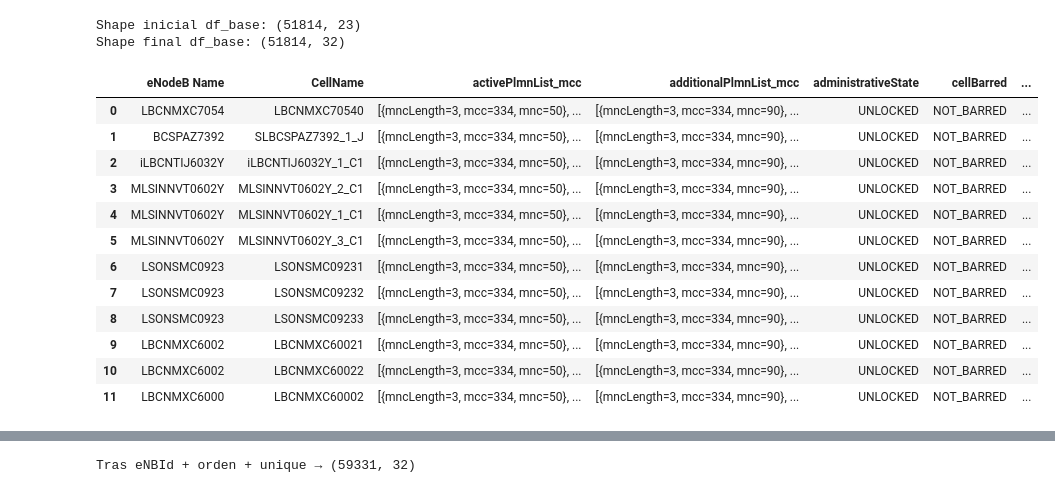
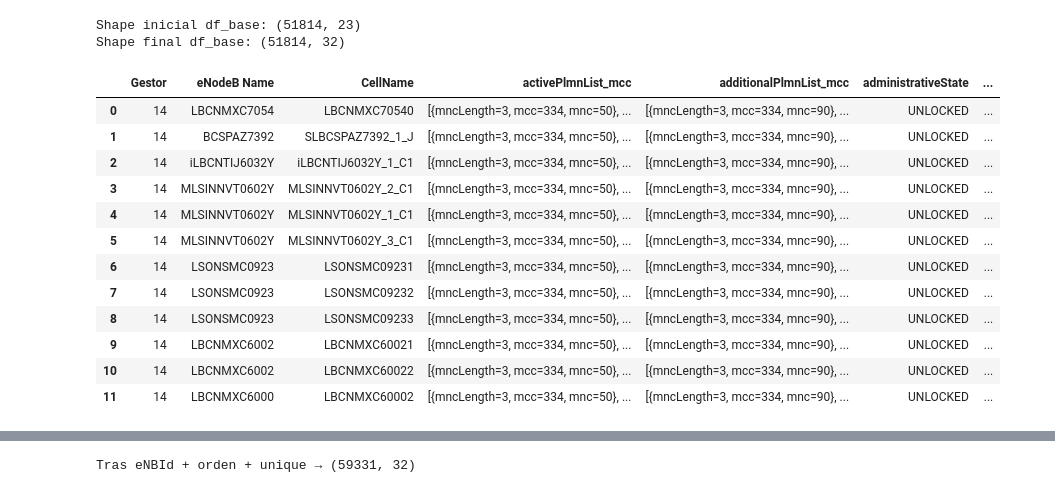
Before and after one commit to chava28pvp/lstcellran, a Jupyter notebook: df_processing_Ericsson4G.ipynb, the cells around one changed output, grey strips where cells are left out. Saved outputs shown, nothing was run; the diff lists cells and outputs as text; code cells hidden in the pictures.

```diff
--- a/df_processing_Ericsson4G.ipynb
+++ b/df_processing_Ericsson4G.ipynb
@@ -16,15 +16,17 @@ BASE_DIR = Path(r"C:\Users\SCaracoza\Documents\AT&T\LST Cell Ran\Ericsson\4G")
 DEFAULT_IGNORE = ["SubNetwork,", "instance(s)", "NodeId"]
 # Lista de 31 encabezados, en el orden en que los quieres (eNBId queda en W si mantienes este orden)
 HEADERS = [
-     "eNodeB Name","CellName","activePlmnList_mcc","additionalPlmnList_mcc",
+     "Gestor","eNodeB Name","CellName","activePlmnList_mcc","additionalPlmnList_mcc",
     "administrativeState","cellBarred","cellId","cellSubscriptionCapacity",
     "channelSelectionSetSize","dlChannelBandwidth","earfcndl","earfcnul",
     "freqBand","noOfPucchCqiUsers","noOfPucchSrUsers","operationalState",
     "physicalLayerCellIdGroup","physicalLayerSubCellId","sectorCarrierRef",
     "tac","timeOfLastModification","ulChannelBandwidth",
     "eNBId","eNodeB Name Unique","LAT","LON","PCI","AT&T_Site_Name",
-    "MOCN Activo por Celda","Al menos una celda de MOCN encendida","MME TEF", "Gestor"
+    "MOCN Activo por Celda","Al menos una celda de MOCN encendida","MME TEF"
 ]
+
+HEADERS_NO_GESTOR = [c for c in HEADERS if c != "Gestor"]
 # %%
 def _filtered_lines(path, ignorelines):
     """Genera las líneas útiles (no vacías y sin patrones a ignorar)."""
@@ -113,67 +115,66 @@ Shape nuevo: (51814, 23)
 | 8 | LSONSMC0923 | LSONSMC09233 | [{mncLength=3, mcc=334, mnc=50}, ... | [{mncLength=3, mcc=334, mnc=90}, ... | UNLOCKED | NOT_BARRED | 3 | 72 | 2 | 20000 | 2250 | ... |
 | 9 | LBCNMXC6002 | LBCNMXC60021 | [{mncLength=3, mcc=334, mnc=50}, ... | [{mncLength=3, mcc=334, mnc=90}, ... | UNLOCKED | NOT_BARRED | 1 | 72 | 2 | 20000 | 2250 | ... |
 # %%
-# Partimos del DF reacomodado SIN headers (numéricos 0..N-1).
-# Por ejemplo, si antes hiciste algo como:
-# eu_df = read_pattern_to_df("EUtranCellFDD")    # integra y limpia TXT → DF en memoria
-# eu_df_mod = eu_df.drop(eu_df.columns[1], axis=1)  # "eliminar columna B" (índice 1)
-
-df_base = eu_df_mod.copy()   # este DF equivale al "Modified_workfile.xlsx" sin headers
-
+df_base = eu_df_mod.copy()
 print("Shape inicial df_base:", df_base.shape)
 
-# 1) Hasta dónde llega el bloque base del TXT (incluye 'ulChannelBandwidth')
+# Tomar Gestor del sufijo (última col) y quitarla para renombrar por posición
+gestor_suffix = df_base.iloc[:, -1].astype("string").str.strip()
+gestor_suffix = gestor_suffix.mask(gestor_suffix.eq(""), pd.NA)
+df_base = df_base.iloc[:, :-1]
+
+# ¿Hasta dónde llega el bloque base? (sin Gestor)
 BASE_LAST = "ulChannelBandwidth"
-base_len = HEADERS.index(BASE_LAST) + 1   # columnas base A..(ulChannelBandwidth)
-n_cols = df_base.shape[1]
+if BASE_LAST not in HEADERS_NO_GESTOR:
+    raise ValueError(f"'{BASE_LAST}' no está en HEADERS_NO_GESTOR")
 
-# 2) Si hay una columna extra inmediatamente después del bloque base, interprétala como 'Gestor'
-import pandas as pd
-gestor_series = pd.Series(pd.NA, index=df_base.index)
+base_len = HEADERS_NO_GESTOR.index(BASE_LAST) + 1
+n_cols   = df_base.shape[1]
+
+# Posible Gestor inline: columna inmediatamente después del bloque base
+gestor_inline = pd.Series(pd.NA, index=df_base.index, dtype="string")
 if n_cols >= base_len + 1:
-    gestor_series = df_base.iloc[:, base_len]
+    gestor_inline = df_base.iloc[:, base_len].astype("string").str.strip()
+    gestor_inline = gestor_inline.mask(gestor_inline.eq(""), pd.NA)
     df_base.drop(df_base.columns[base_len], axis=1, inplace=True)
     n_cols -= 1
 
-# 3) Asignar nombres SIN incluir 'Gestor' todavía. Rellena faltantes si hiciera falta.
-expected_without_gestor = len(HEADERS) - 1  # todo excepto 'Gestor'
-if n_cols < expected_without_gestor:
-    for i in range(expected_without_gestor - n_cols):
-        df_base[f"__tmp_empty_{i}"] = pd.NA
-    n_cols = expected_without_gestor
+# Coalesce de Gestor (inline tiene prioridad sobre sufijo)
+gestor_final = gestor_inline.fillna(gestor_suffix)
 
-# Corta/exacta y nombra SIN 'Gestor'
-df_base = df_base.iloc[:, :expected_without_gestor]
-df_base.columns = HEADERS[:-1]  # todos menos 'Gestor'
+# Asegurar ancho exacto SIN Gestor (rellena/corta)
+expected_wo_gestor = len(HEADERS_NO_GESTOR)
+if df_base.shape[1] < expected_wo_gestor:
+    add = pd.DataFrame(pd.NA, index=df_base.index, columns=range(df_base.shape[1], expected_wo_gestor))
+    df_base = pd.concat([df_base, add], axis=1)
+elif df_base.shape[1] > expected_wo_gestor:
+    df_base = df_base.iloc[:, :expected_wo_gestor]
 
-# 4) Inserta 'Gestor' con lo extraído (o NA si no hubo)
-df_base["Gestor"] = gestor_series
+# Nombrar por posición (todos menos Gestor)
+df_base.columns = HEADERS_NO_GESTOR
 
-# 5) Reordena a HEADERS finales por seguridad
+# Insertar Gestor al INICIO via reindex exacto
+df_base["Gestor"] = gestor_final
 df_base = df_base.reindex(columns=HEADERS)
 
-# === Vista de verificación ===
 print("Shape final df_base:", df_base.shape)
-pd.set_option("display.max_columns", None)  # opcional: para ver todas las columnas
-display(df_base.head(12))                   # muestra 12 filas de ejemplo
-# O, si prefieres ver columnas verticales:
-# display(df_base.head(5).T)
+display(df_base.head(12))
 # %% [output]
 Shape inicial df_base: (51814, 23)
 Shape final df_base: (51814, 32)
-|  | eNodeB Name | CellName | activePlmnList_mcc | additionalPlmnList_mcc | administrativeState | cellBarred | ... |
-| 0 | LBCNMXC7054 | LBCNMXC70540 | [{mncLength=3, mcc=334, mnc=50}, ... | [{mncLength=3, mcc=334, mnc=90}, ... | UNLOCKED | NOT_BARRED | ... |
-| 1 | BCSPAZ7392 | SLBCSPAZ7392_1_J | [{mncLength=3, mcc=334, mnc=50}, ... | [{mncLength=3, mcc=334, mnc=90}, ... | UNLOCKED | NOT_BARRED | ... |
-| 2 | iLBCNTIJ6032Y | iLBCNTIJ6032Y_1_C1 | [{mncLength=3, mcc=334, mnc=50}, ... | [{mncLength=3, mcc=334, mnc=90}, ... | UNLOCKED | NOT_BARRED | ... |
-| 3 | MLSINNVT0602Y | MLSINNVT0602Y_2_C1 | [{mncLength=3, mcc=334, mnc=50}, ... | [{mncLength=3, mcc=334, mnc=90}, ... | UNLOCKED | NOT_BARRED | ... |
-| 4 | MLSINNVT0602Y | MLSINNVT0602Y_1_C1 | [{mncLength=3, mcc=334, mnc=50}, ... | [{mncLength=3, mcc=334, mnc=90}, ... | UNLOCKED | NOT_BARRED | ... |
-| 5 | MLSINNVT0602Y | MLSINNVT0602Y_3_C1 | [{mncLength=3, mcc=334, mnc=50}, ... | [{mncLength=3, mcc=334, mnc=90}, ... | UNLOCKED | NOT_BARRED | ... |
-| 6 | LSONSMC0923 | LSONSMC09231 | [{mncLength=3, mcc=334, mnc=50}, ... | [{mncLength=3, mcc=334, mnc=90}, ... | UNLOCKED | NOT_BARRED | ... |
-| 7 | LSONSMC0923 | LSONSMC09232 | [{mncLength=3, mcc=334, mnc=50}, ... | [{mncLength=3, mcc=334, mnc=90}, ... | UNLOCKED | NOT_BARRED | ... |
-| 8 | LSONSMC0923 | LSONSMC09233 | [{mncLength=3, mcc=334, mnc=50}, ... | [{mncLength=3, mcc=334, mnc=90}, ... | UNLOCKED | NOT_BARRED | ... |
-| 9 | LBCNMXC6002 | LBCNMXC60021 | [{mncLength=3, mcc=334, mnc=50}, ... | [{mncLength=3, mcc=334, mnc=90}, ... | UNLOCKED | NOT_BARRED | ... |
-| 10 | LBCNMXC6002 | LBCNMXC60022 | [{mncLength=3, mcc=334, mnc=50}, ... | [{mncLength=3, mcc=334, mnc=90}, ... | UNLOCKED | NOT_BARRED | ... |
-| 11 | LBCNMXC6000 | LBCNMXC60002 | [{mncLength=3, mcc=334, mnc=50}, ... | [{mncLength=3, mcc=334, mnc=90}, ... | UNLOCKED | NOT_BARRED | ... |
+|  | Gestor | eNodeB Name | CellName | activePlmnList_mcc | additionalPlmnList_mcc | administrativeState | ... |
+| 0 | 14 | LBCNMXC7054 | LBCNMXC70540 | [{mncLength=3, mcc=334, mnc=50}, ... | [{mncLength=3, mcc=334, mnc=90}, ... | UNLOCKED | ... |
+| 1 | 14 | BCSPAZ7392 | SLBCSPAZ7392_1_J | [{mncLength=3, mcc=334, mnc=50}, ... | [{mncLength=3, mcc=334, mnc=90}, ... | UNLOCKED | ... |
+| 2 | 14 | iLBCNTIJ6032Y | iLBCNTIJ6032Y_1_C1 | [{mncLength=3, mcc=334, mnc=50}, ... | [{mncLength=3, mcc=334, mnc=90}, ... | UNLOCKED | ... |
+| 3 | 14 | MLSINNVT0602Y | MLSINNVT0602Y_2_C1 | [{mncLength=3, mcc=334, mnc=50}, ... | [{mncLength=3, mcc=334, mnc=90}, ... | UNLOCKED | ... |
+| 4 | 14 | MLSINNVT0602Y | MLSINNVT0602Y_1_C1 | [{mncLength=3, mcc=334, mnc=50}, ... | [{mncLength=3, mcc=334, mnc=90}, ... | UNLOCKED | ... |
+| 5 | 14 | MLSINNVT0602Y | MLSINNVT0602Y_3_C1 | [{mncLength=3, mcc=334, mnc=50}, ... | [{mncLength=3, mcc=334, mnc=90}, ... | UNLOCKED | ... |
+| 6 | 14 | LSONSMC0923 | LSONSMC09231 | [{mncLength=3, mcc=334, mnc=50}, ... | [{mncLength=3, mcc=334, mnc=90}, ... | UNLOCKED | ... |
+| 7 | 14 | LSONSMC0923 | LSONSMC09232 | [{mncLength=3, mcc=334, mnc=50}, ... | [{mncLength=3, mcc=334, mnc=90}, ... | UNLOCKED | ... |
+| 8 | 14 | LSONSMC0923 | LSONSMC09233 | [{mncLength=3, mcc=334, mnc=50}, ... | [{mncLength=3, mcc=334, mnc=90}, ... | UNLOCKED | ... |
+| 9 | 14 | LBCNMXC6002 | LBCNMXC60021 | [{mncLength=3, mcc=334, mnc=50}, ... | [{mncLength=3, mcc=334, mnc=90}, ... | UNLOCKED | ... |
+| 10 | 14 | LBCNMXC6002 | LBCNMXC60022 | [{mncLength=3, mcc=334, mnc=50}, ... | [{mncLength=3, mcc=334, mnc=90}, ... | UNLOCKED | ... |
+| 11 | 14 | LBCNMXC6000 | LBCNMXC60002 | [{mncLength=3, mcc=334, mnc=50}, ... | [{mncLength=3, mcc=334, mnc=90}, ... | UNLOCKED | ... |
 # %%
 # === 1) Asegurar columnas y orden de df_base contra HEADERS ===
 # (df_base viene de tu paso anterior ya con 'Gestor' acoplado)
```
Also changed, not shown: parts of 2 cells of this notebook, 2 other files.
